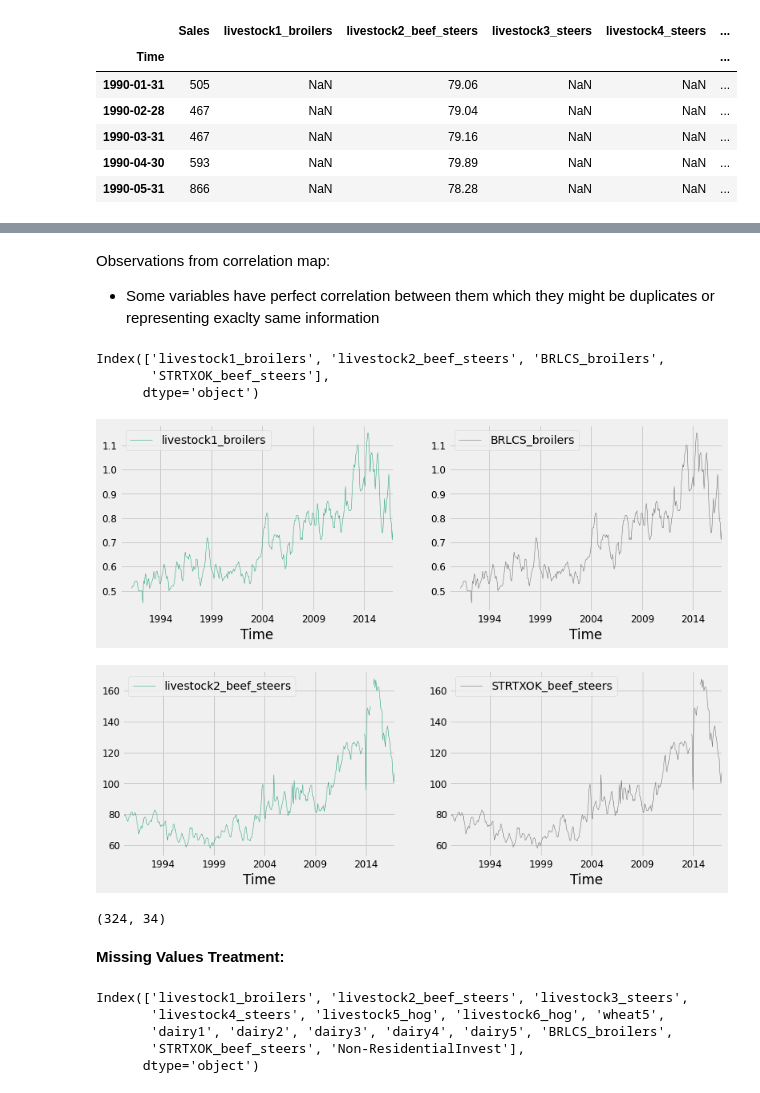
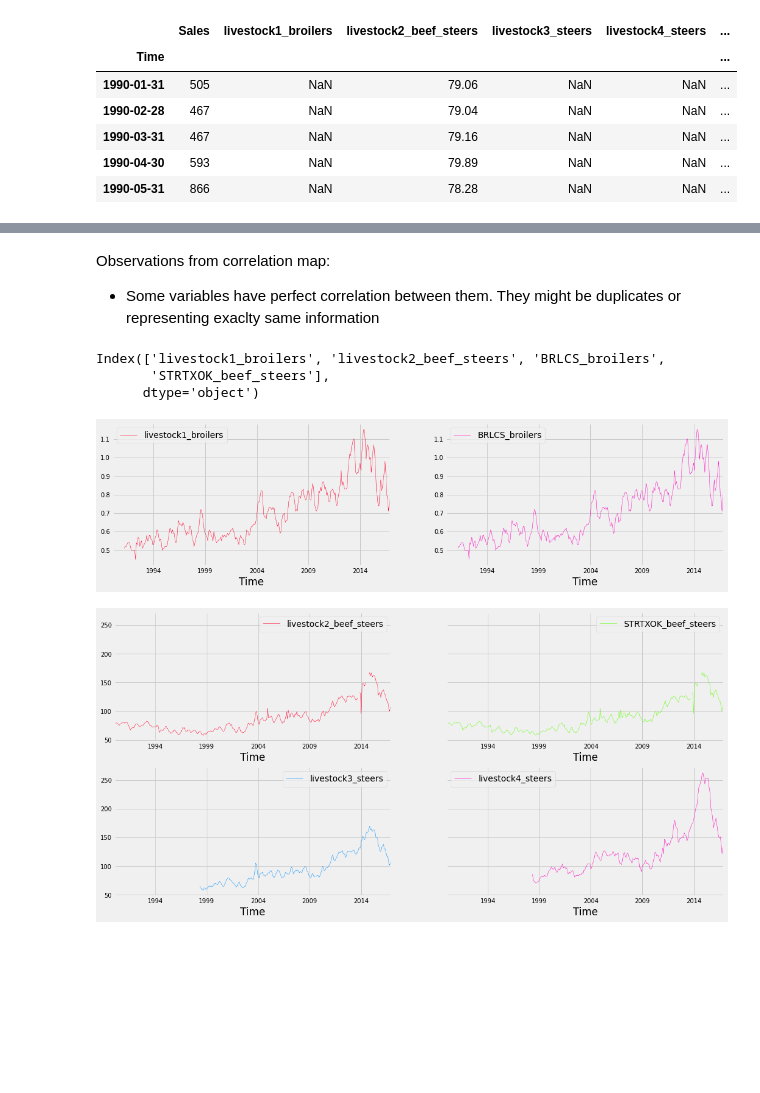
Before and after one commit to ankitaggarwal64/Time-Series-Sales-Forecasting-for-Agricultural-Equipments, a Jupyter notebook: Data_Understanding(EDA).ipynb, the cells around one changed output, grey strips where cells are left out. Cells and saved outputs as stored; diff of their text form; code cells hidden in the pictures; blank space fills up the shorter version.

Commit message:
Feat : Visual exploration of indices and missing values
- Indices plots are explored to identify relationship/correlation between them and also explore their missing values

```diff
--- a/Data_Understanding(EDA).ipynb
+++ b/Data_Understanding(EDA).ipynb
@@ -145,6 +193,6 @@ sns.heatmap(clean_combined_sales_ind.corr(),annot=True,fmt =".2f")
 # %% [markdown]
 Observations from correlation map:
-*   Some variables have perfect correlation between them which they might be duplicates or representing exaclty same information
+*   Some variables have perfect correlation between them. They might be duplicates or representing exaclty same information
 # %%
 # Columns with perfect correlation
 clean_combined_sales_ind.columns[(clean_combined_sales_ind.corr()==1).sum()>1]
@@ -155,14 +203,15 @@ Index(['livestock1_broilers', 'livestock2_beef_steers', 'BRLCS_broilers',
 # %%
 # Ploting livestock1_broilers and BRLCS_broilers
 plt.style.use("fivethirtyeight")
-ax = clean_combined_sales_ind[["livestock1_broilers","BRLCS_broilers"]].plot(subplots= True,linewidth=0.5,layout =(1,2),sharex=False,sharey=False,colormap = "Dark2", figsize=(12,4),fontsize=12)
+ax = clean_combined_sales_ind[["livestock1_broilers","BRLCS_broilers"]].plot(subplots=True,linewidth=0.5,layout =(1,2),sharex=False,sharey=False,colormap = "gist_rainbow", figsize=(16,4),fontsize=10)
 plt.show()
+
+#Observation : livestock1_broilers and BRLCS_broilers are duplicates, therefore one of these variables can be dropped. We will remove livestock1_broilers from our data
 # %% [output]
-[figure, old version]
+[figure, new version]
 # %%
-# Ploting livestock2_beef_steers and STRTXOK_beef_steers
+# Ploting livestock2_beef_steers, STRTXOK_beef_steers,livestock3_steer,livestock4_steer in seperate plots
 plt.style.use("fivethirtyeight")
-ax = clean_combined_sales_ind[["livestock2_beef_steers","STRTXOK_beef_steers"]].plot(subplots= True,linewidth=0.5,layout =(1,2),sharex=False,sharey=False,colormap = "Dark2", figsize=(12,4),fontsize=12)
-plt.show()
+ax = clean_combined_sales_ind[["livestock2_beef_steers","STRTXOK_beef_steers","livestock3_steers","livestock4_steers"]].plot(subplots= True,linewidth=0.5,layout =(2,2),sharex=False,sharey=True,colormap = "gist_rainbow", figsize=(16,8),fontsize=10)
 # %% [output]
-[figure, old version]
+[figure, new version]
@@ -172,17 +217,0 @@ clean_combined_sales_ind = clean_combined_sales_ind.drop(columns=["livestock1_br
-# %%
-#Shape of clean_combined_sales_ind
-clean_combined_sales_ind.shape
-# %% [output]
-(324, 34)
-# %% [markdown]
-**Missing Values Treatment:**
-# %%
-# Columns with atleast one missing value
-miss_val_columns = clean_combined_sales_ind.loc[:,clean_combined_sales_ind.isnull().any()].columns
-miss_val_columns
-# %% [output]
-Index(['livestock1_broilers', 'livestock2_beef_steers', 'livestock3_steers',
-       'livestock4_steers', 'livestock5_hog', 'livestock6_hog', 'wheat5',
-       'dairy1', 'dairy2', 'dairy3', 'dairy4', 'dairy5', 'BRLCS_broilers',
-       'STRTXOK_beef_steers', 'Non-ResidentialInvest'],
-      dtype='object')
```
Also changed, not shown: parts of 23 cells of this notebook.
